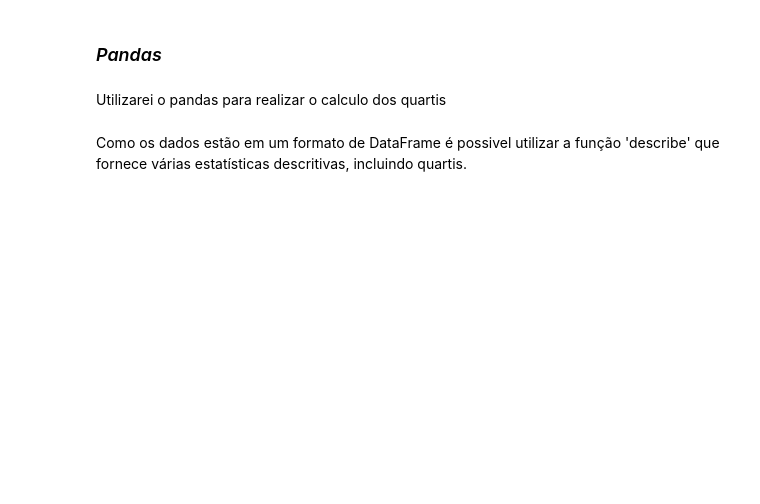
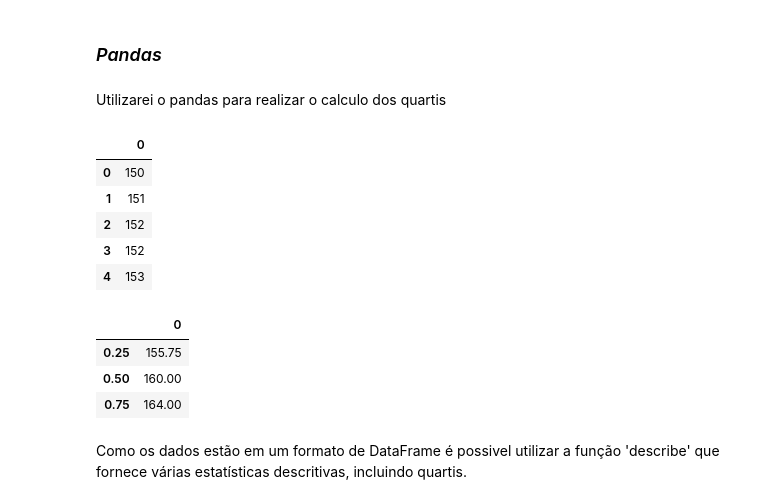
Before and after one commit to JosenildoJunior/StatPyDataScience, a Jupyter notebook: Medidas_de_posição_e_dispersão.ipynb, the cells around one changed output. Drawn from its saved outputs; the diff is of its cells as text; code cells hidden in the pictures; blank space fills up the shorter version.

```diff
--- a/Medidas_de_posição_e_dispersão.ipynb
+++ b/Medidas_de_posição_e_dispersão.ipynb
@@ -196,13 +200,25 @@ print(f"O Q1 é igual a: {q1}, o Q2 é igual a: {q2} e o Q3 é igual a {q3}")
 Utilizarei o pandas para realizar o calculo dos quartis
 # %%
 # Transformando os dados em um Dataframe
-df = pd.DateFrame(dados)
+df = pd.DataFrame(dados)
 
 # Observando os dados
-dados.head()
+df.head()
+# %% [output]
+|  | 0 |
+| 0 | 150 |
+| 1 | 151 |
+| 2 | 152 |
+| 3 | 152 |
+| 4 | 153 |
 # %%
 # Pegando os quartis, note que é possivél passar uma lista com os quartis desejados
-dataset.quantile([0.25, 0.5, 0.75])
+df.quantile([0.25, 0.5, 0.75])
+# %% [output]
+|  | 0 |
+| 0.25 | 155.75 |
+| 0.50 | 160.00 |
+| 0.75 | 164.00 |
 # %% [markdown]
 Como os dados estão em um formato de DataFrame é possivel utilizar a função 'describe' que fornece várias estatísticas descritivas, incluindo quartis.
 # %%
```
Also changed, not shown: parts of 4 cells of this notebook.
